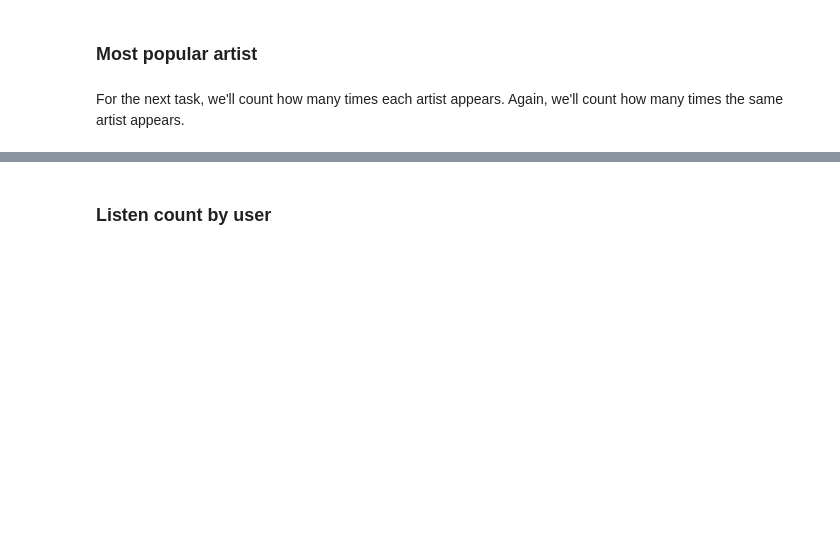
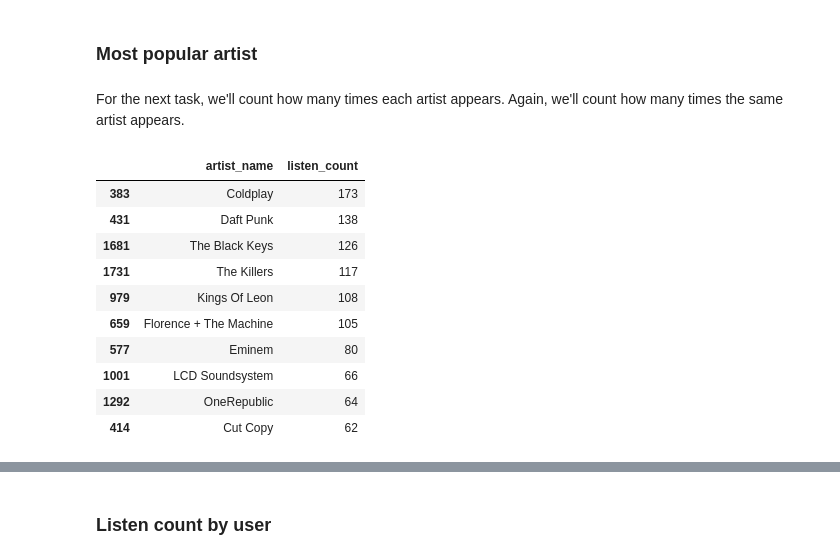
Before and after one commit to ugis22/music_recommender, a Jupyter notebook: music_recommender.ipynb, the cells around one changed output, grey strips where cells are left out. Saved outputs shown, nothing was run; the diff lists cells and outputs as text; code cells hidden in the pictures; blank space fills up the shorter version.

```diff
--- a/music_recommender.ipynb
+++ b/music_recommender.ipynb
@@ -149,7 +153,20 @@ For the next task, we'll count how many times each artist appears. Again, we'll
 ten_pop_artists  = songs.groupby(['artist_name'])['listen_count'].count().reset_index().sort_values(['listen_count', 'artist_name'],
                                                                                                 ascending = [0,1])
 # %%
-ten_pop_artists[:10]
+ten_pop_artists = ten_pop_artists[:10]
+ten_pop_artists
+# %% [output]
+|  | artist_name | listen_count |
+| 383 | Coldplay | 173 |
+| 431 | Daft Punk | 138 |
+| 1681 | The Black Keys | 126 |
+| 1731 | The Killers | 117 |
+| 979 | Kings Of Leon | 108 |
+| 659 | Florence + The Machine | 105 |
+| 577 | Eminem | 80 |
+| 1001 | LCD Soundsystem | 66 |
+| 1292 | OneRepublic | 64 |
+| 414 | Cut Copy | 62 |
 # %%
 plt.figure()
 labels = ten_pop_artists['artist_name'].tolist()
```
Also changed, not shown: parts of 10 cells of this notebook.
